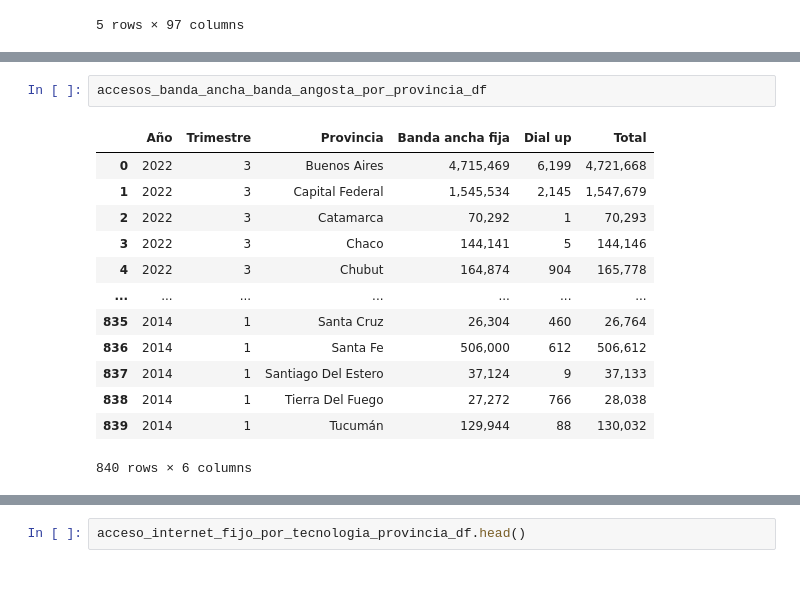
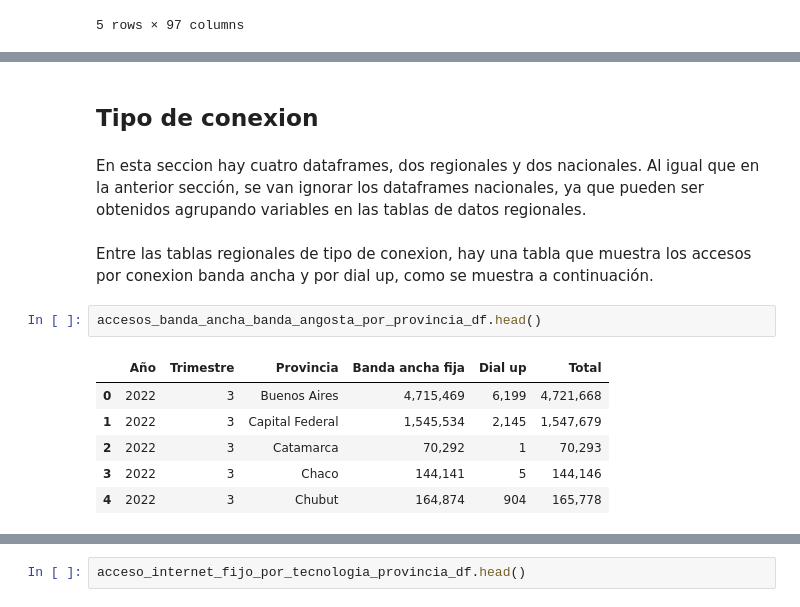
Before and after one commit to cristhianc001/Argentinian-Internet-Usage, a Jupyter notebook: notebooks/2. Data_Wrangling.ipynb, the cells around one changed output, grey strips where cells are left out. Saved outputs shown, nothing was run; the diff lists cells and outputs as text; blank space fills up the shorter version.

```diff
--- a/notebooks/2. Data_Wrangling.ipynb
+++ b/notebooks/2. Data_Wrangling.ipynb
@@ -247,16 +225,15 @@ total_nacional_accesos_internet_fijo_por_banda_ancha_banda_angosta_df
+# %% [markdown]
+## Tipo de conexion
+# %% [markdown]
+En esta seccion hay cuatro dataframes, dos regionales y dos nacionales. Al igual que en la anterior sección, se van ignorar los dataframes nacionales, ya que pueden ser obtenidos agrupando variables en las tablas de datos regionales.
+# %% [markdown]
+Entre las tablas regionales de tipo de conexion, hay una tabla que muestra los accesos por conexion banda ancha y por dial up, como se muestra a continuación.
 # %%
-accesos_banda_ancha_banda_angosta_por_provincia_df
+accesos_banda_ancha_banda_angosta_por_provincia_df.head()
 # %% [output]
 |  | Año | Trimestre | Provincia | Banda ancha fija | Dial up | Total |
 | 0 | 2022 | 3 | Buenos Aires | 4,715,469 | 6,199 | 4,721,668 |
 | 1 | 2022 | 3 | Capital Federal | 1,545,534 | 2,145 | 1,547,679 |
 | 2 | 2022 | 3 | Catamarca | 70,292 | 1 | 70,293 |
 | 3 | 2022 | 3 | Chaco | 144,141 | 5 | 144,146 |
 | 4 | 2022 | 3 | Chubut | 164,874 | 904 | 165,778 |
-| ... | ... | ... | ... | ... | ... | ... |
-| 835 | 2014 | 1 | Santa Cruz | 26,304 | 460 | 26,764 |
-| 836 | 2014 | 1 | Santa Fe | 506,000 | 612 | 506,612 |
-| 837 | 2014 | 1 | Santiago Del Estero | 37,124 | 9 | 37,133 |
-| 838 | 2014 | 1 | Tierra Del Fuego | 27,272 | 766 | 28,038 |
-| 839 | 2014 | 1 | Tucumán | 129,944 | 88 | 130,032 |
-840 rows × 6 columns
```
Also changed, not shown: parts of 18 cells of this notebook, 6 other files.
